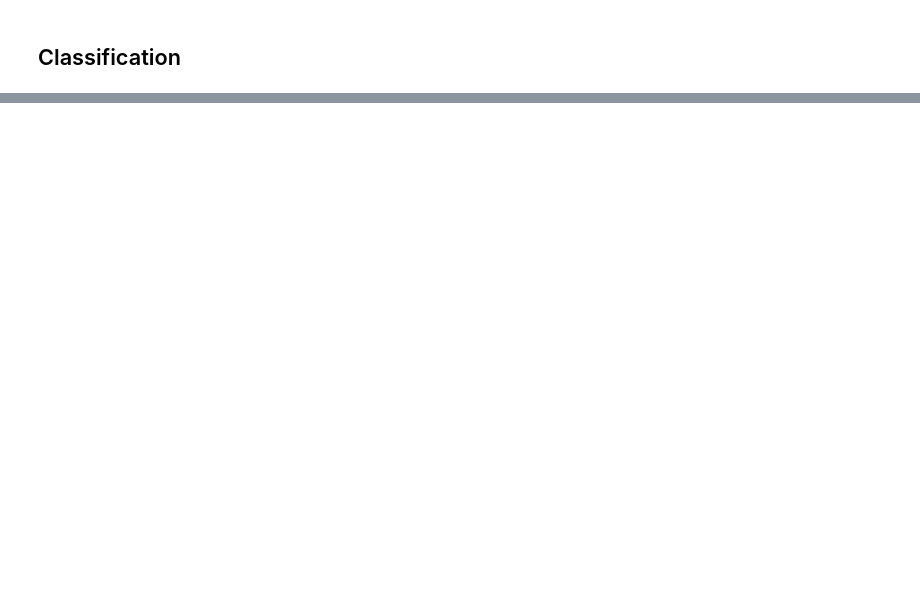
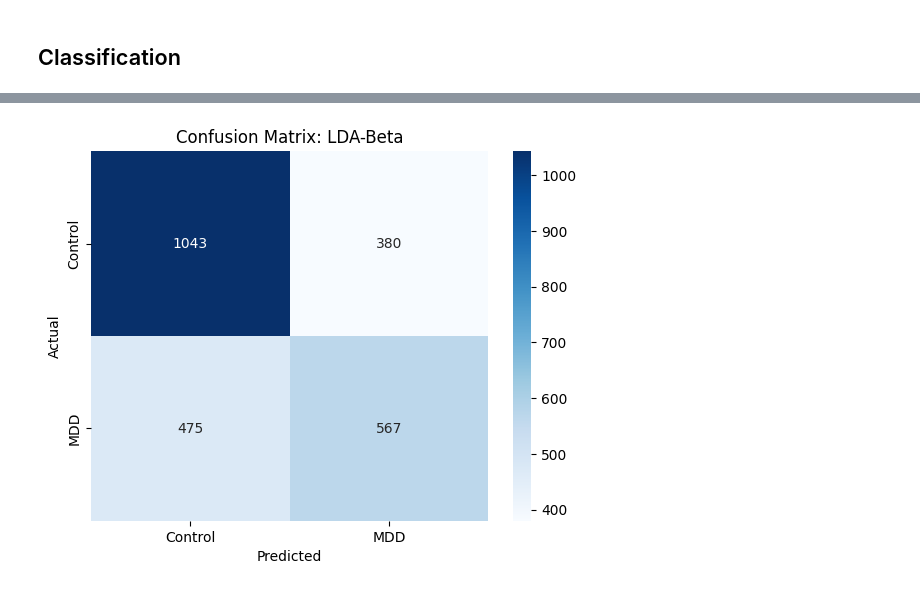
Before and after one commit to wachiii-q/brain-mdd, a Jupyter notebook: main.ipynb, the cells around one changed output, grey strips where cells are left out. Drawn from its saved outputs; the diff is of its cells as text; code cells hidden in the pictures; blank space fills up the shorter version.

```diff
--- a/main.ipynb
+++ b/main.ipynb
@@ -357,0 +300,92 @@ plt.show()
+# %%
+import numpy as np
+import pandas as pd
+from sklearn.model_selection import train_test_split, cross_val_score
+from sklearn.discriminant_analysis import LinearDiscriminantAnalysis
+from sklearn.metrics import confusion_matrix, f1_score, precision_score, recall_score, accuracy_score
+import seaborn as sns
+import matplotlib.pyplot as plt
+from sklearn.decomposition import PCA
+
+# Example data with 16 features
+deltaMdd = featureDict["norm_power"]["mdd"]["beta"]
+deltaControl = featureDict["norm_power"]["control"]["beta"]
+deltaMdd = np.array(deltaMdd)
+deltaControl = np.array(deltaControl)
+
+# Concatenate the data
+X = np.concatenate((deltaMdd, deltaControl), axis=0)
+y = np.concatenate((np.ones(len(deltaMdd)), np.zeros(len(deltaControl))), axis=0)
+
+# Reduce to 2D using PCA for visualization
+pca = PCA(n_components=2)
+X_pca = pca.fit_transform(X)
+
+# Train-test split
+for randomState in range(1, 15000):
+    X_train, X_test, y_train, y_test = train_test_split(X, y, test_size=0.80, random_state=randomState, shuffle=True)
+    lda = LinearDiscriminantAnalysis()
+    lda.fit(X_train, y_train)
+    # if lda.score(X_test, y_test) > 0.669:
+    #     print("Random State: ", randomState)
+    #     print("Accuracy: ", lda.score(X_test, y_test))
+    #     break
+    # accept if sensitivity is greater than 0.669
+    if lda.score(X_test, y_test) > 0.65:
+        y_pred = lda.predict(X_test)
+        cm = confusion_matrix(y_test, y_pred)
+        sensitivity = recall_score(y_test, y_pred)
+        if sensitivity > 0.52:
+            print("Random State: ", randomState)
+            print("Accuracy: ", lda.score(X_test, y_test))
+            print("Sensitivity: ", sensitivity)
+            break
+
+# # Create a mesh grid
+# x_min, x_max = X_pca[:, 0].min() - 1, X_pca[:, 0].max() + 1
+# y_min, y_max = X_pca[:, 1].min() - 1, X_pca[:, 1].max() + 1
+# xx, yy = np.meshgrid(np.linspace(x_min, x_max, 100), np.linspace(y_min, y_max, 100))
+
+# # Predict on the grid
+# Z = lda.predict(np.c_[xx.ravel(), yy.ravel()])
+# Z = Z.reshape(xx.shape)
+
+# # Plot the decision boundary
+# plt.contourf(xx, yy, Z, alpha=0.3, cmap=plt.cm.Paired)
+# plt.scatter(X_train[:, 0], X_train[:, 1], c=y_train, edgecolors='k', marker='o', label='Train')
+# plt.scatter(X_test[:, 0], X_test[:, 1], c=y_test, edgecolors='k', marker='x', label='Test')
+# plt.xlabel('Principal Component 1')
+# plt.ylabel('Principal Component 2')
+# plt.title('LDA Decision Boundary')
+# plt.legend()
+# plt.show()
+
+# Confusion matrix
+y_pred = lda.predict(X_test)
+cm = confusion_matrix(y_test, y_pred)
+sns.heatmap(cm, annot=True, fmt='d', cmap='Blues')
+plt.xticks([0.5, 1.5], ['Control', 'MDD'])
+plt.yticks([0.5, 1.5], ['Control', 'MDD'])
+plt.xlabel('Predicted')
+plt.ylabel('Actual')
+plt.title('Confusion Matrix: LDA-Beta')
+plt.show()
+
+# Calculate metrics
+f1 = f1_score(y_test, y_pred)
+precision = precision_score(y_test, y_pred)
+accuracy = accuracy_score(y_test, y_pred)
+sensitivity = recall_score(y_test, y_pred)
+specificity = cm[0, 0] / (cm[0, 0] + cm[0, 1])
+
+
+# Show metrics as a dataframe
+df = pd.DataFrame({
+    "f1": [f1],
+    "precision": [precision],
+    "sensitivity": [sensitivity],
+    "specificity": [specificity],
+    "accuracy": [accuracy]
+})
+print(df)
+# %% [output]
@@ -357,0 +395 @@ plt.show()
+[figure, added]
```
Also changed, not shown: parts of 13 cells of this notebook, 2 other files.
